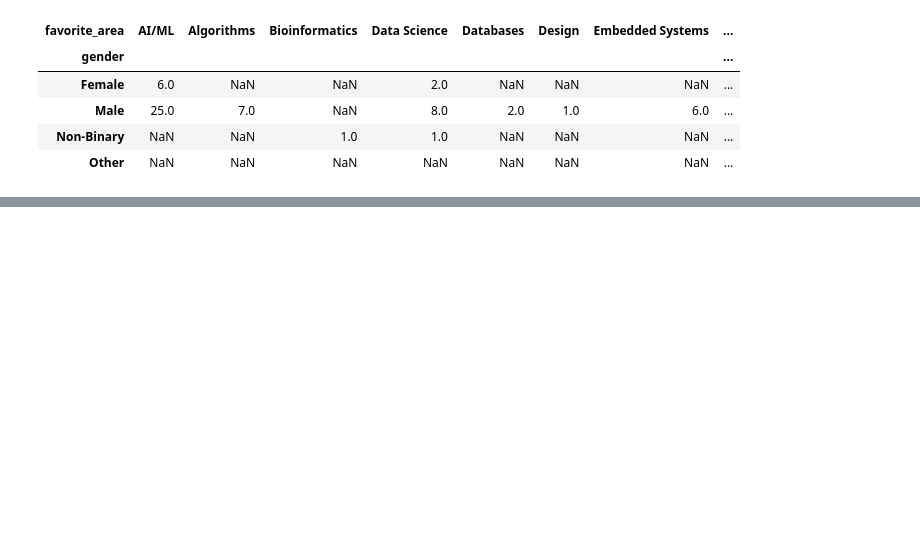
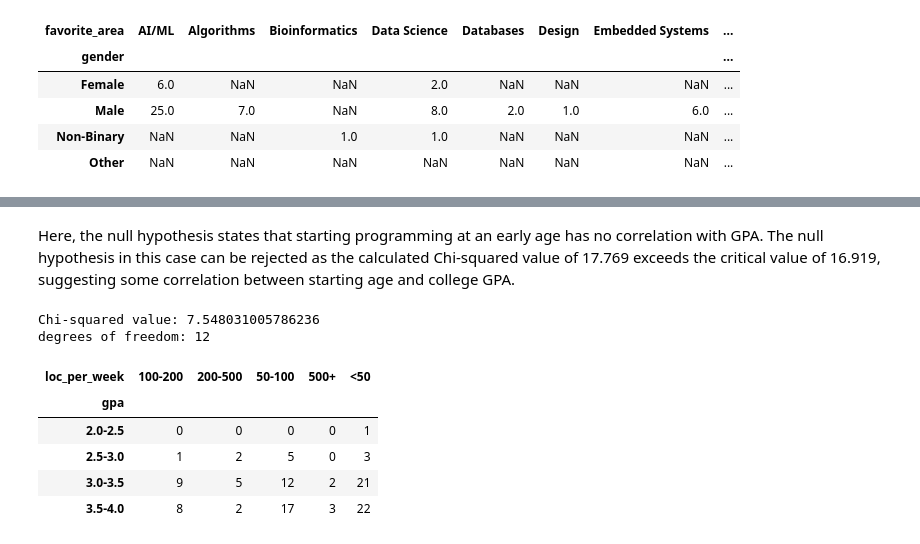
Before and after one commit to Drabblesaur/CS105MP, a Jupyter notebook: Mini_Project.ipynb, the cells around one changed output, grey strips where cells are left out. Cells and saved outputs as stored; diff of their text form; code cells hidden in the pictures; blank space fills up the shorter version.

```diff
--- a/Mini_Project.ipynb
+++ b/Mini_Project.ipynb
@@ -76,0 +104,28 @@ sns.heatmap(pivot_table, cmap='YlGnBu', annot=True, fmt='g')
+# %% [markdown]
+Here, the null hypothesis states that starting programming at an early age has no correlation with GPA. The null hypothesis in this case can be rejected as the calculated Chi-squared value of 17.769 exceeds the critical value of 16.919, suggesting some correlation between starting age and college GPA.
+# %%
+gpa_lines_tab = pd.crosstab(df['gpa'], df['loc_per_week'])
+
+observed_values = gpa_lines_tab.values # observed data from set
+row_sum = observed_values.sum(axis=1) # marginal totals
+col_sum = observed_values.sum(axis=0)
+total = observed_values.sum()
+
+expected_values = np.outer(row_sum, col_sum) / total # expected: (sum in given row + sum in given column) / total observations
+
+chi_square = ((observed_values - expected_values) ** 2 / expected_values).sum()
+
+dof = (observed_values.shape[0] - 1) * (observed_values.shape[1] - 1) # (number of rows - 1) (number of columns - 1)
+
+print(f"Chi-squared value: {chi_square}")
+print(f"degrees of freedom: {dof}" )
+gpa_lines_tab
+# %% [output]
+Chi-squared value: 7.548031005786236
+degrees of freedom: 12
+| loc_per_week | 100-200 | 200-500 | 50-100 | 500+ | <50 |
+| gpa |  |  |  |  |  |
+| 2.0-2.5 | 0 | 0 | 0 | 0 | 1 |
+| 2.5-3.0 | 1 | 2 | 5 | 0 | 3 |
+| 3.0-3.5 | 9 | 5 | 12 | 2 | 21 |
+| 3.5-4.0 | 8 | 2 | 17 | 3 | 22 |
```
Also changed, not shown: parts of 10 cells of this notebook.
